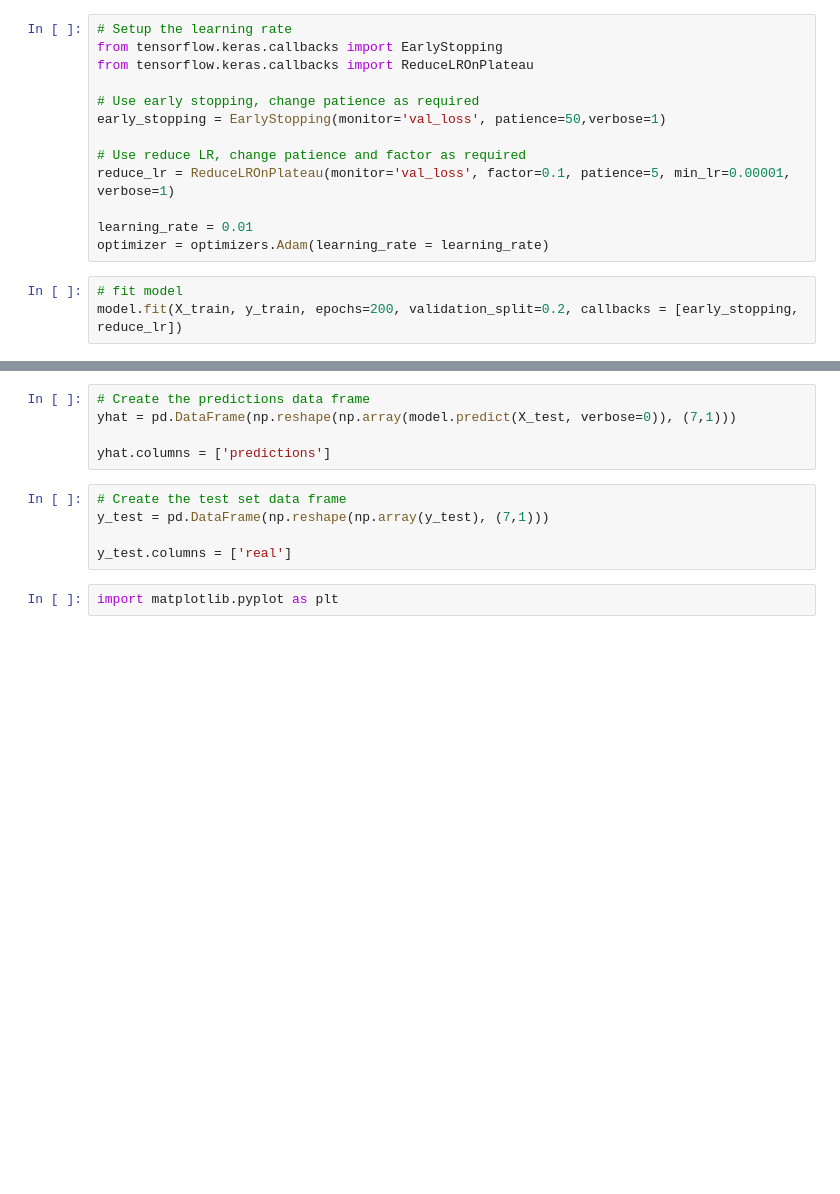
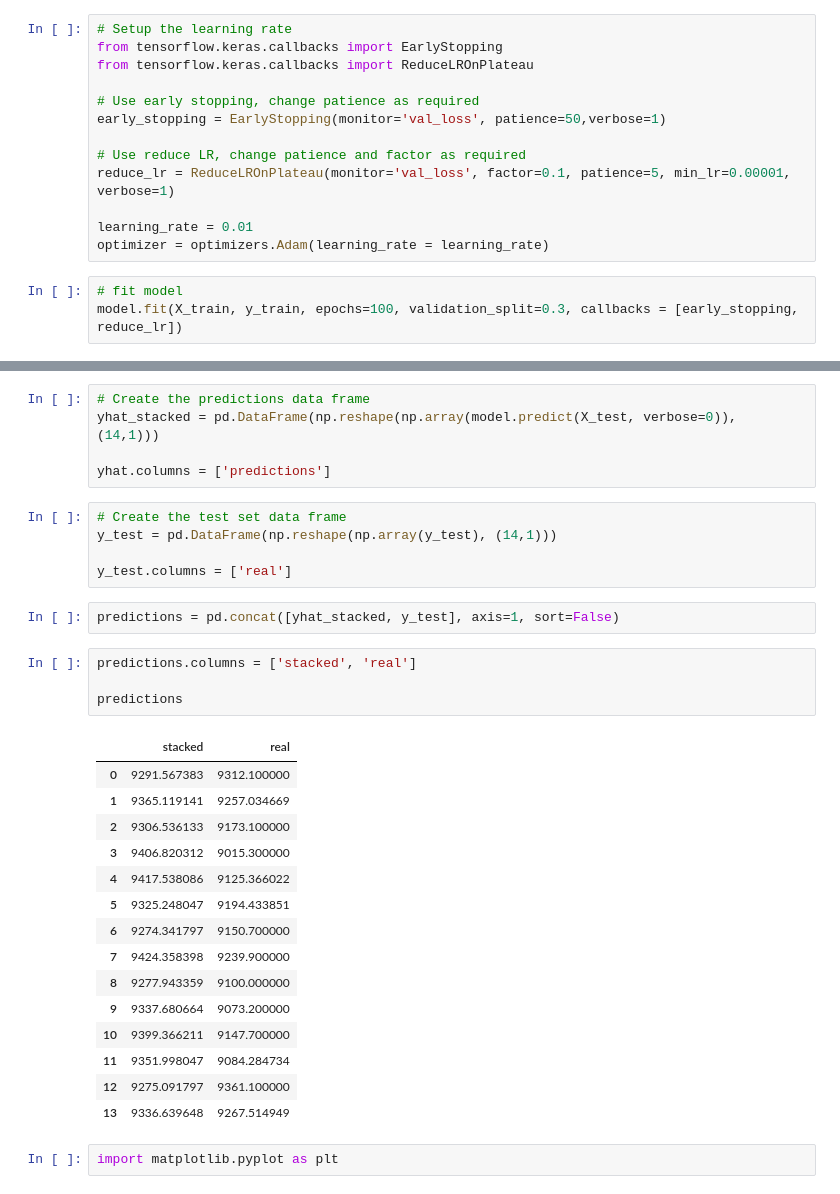
Before and after one commit to DonaldTurton/iLab2, a Jupyter notebook: Mdoelling_1.ipynb, the cells around one changed output, grey strips where cells are left out. Cells and saved outputs as stored; diff of their text form; blank space fills up the shorter version.

```diff
--- a/Mdoelling_1.ipynb
+++ b/Mdoelling_1.ipynb
@@ -1224,5 +1224,5 @@ learning_rate = 0.01
 optimizer = optimizers.Adam(learning_rate = learning_rate)
 # %%
 # fit model
-model.fit(X_train, y_train, epochs=200, validation_split=0.2, callbacks = [early_stopping, reduce_lr])
+model.fit(X_train, y_train, epochs=100, validation_split=0.3, callbacks = [early_stopping, reduce_lr])
 # %% [output]
@@ -1246,14 +1246,36 @@ Epoch 200/200
 <tensorflow.python.keras.callbacks.History at 0x...>
 # %%
 # Create the predictions data frame
-yhat = pd.DataFrame(np.reshape(np.array(model.predict(X_test, verbose=0)), (7,1)))
+yhat_stacked = pd.DataFrame(np.reshape(np.array(model.predict(X_test, verbose=0)), (14,1)))
 
 yhat.columns = ['predictions']
 # %%
 # Create the test set data frame
-y_test = pd.DataFrame(np.reshape(np.array(y_test), (7,1)))
+y_test = pd.DataFrame(np.reshape(np.array(y_test), (14,1)))
 
 y_test.columns = ['real']
+# %%
+predictions = pd.concat([yhat_stacked, y_test], axis=1, sort=False)
+# %%
+predictions.columns = ['stacked', 'real']
+
+predictions
+# %% [output]
+|  | stacked | real |
+| 0 | 9291.567383 | 9312.100000 |
+| 1 | 9365.119141 | 9257.034669 |
+| 2 | 9306.536133 | 9173.100000 |
+| 3 | 9406.820312 | 9015.300000 |
+| 4 | 9417.538086 | 9125.366022 |
+| 5 | 9325.248047 | 9194.433851 |
+| 6 | 9274.341797 | 9150.700000 |
+| 7 | 9424.358398 | 9239.900000 |
+| 8 | 9277.943359 | 9100.000000 |
+| 9 | 9337.680664 | 9073.200000 |
+| 10 | 9399.366211 | 9147.700000 |
+| 11 | 9351.998047 | 9084.284734 |
+| 12 | 9275.091797 | 9361.100000 |
+| 13 | 9336.639648 | 9267.514949 |
 # %%
 import matplotlib.pyplot as plt
 # %%
```
Also changed, not shown: parts of 14 cells of this notebook.
